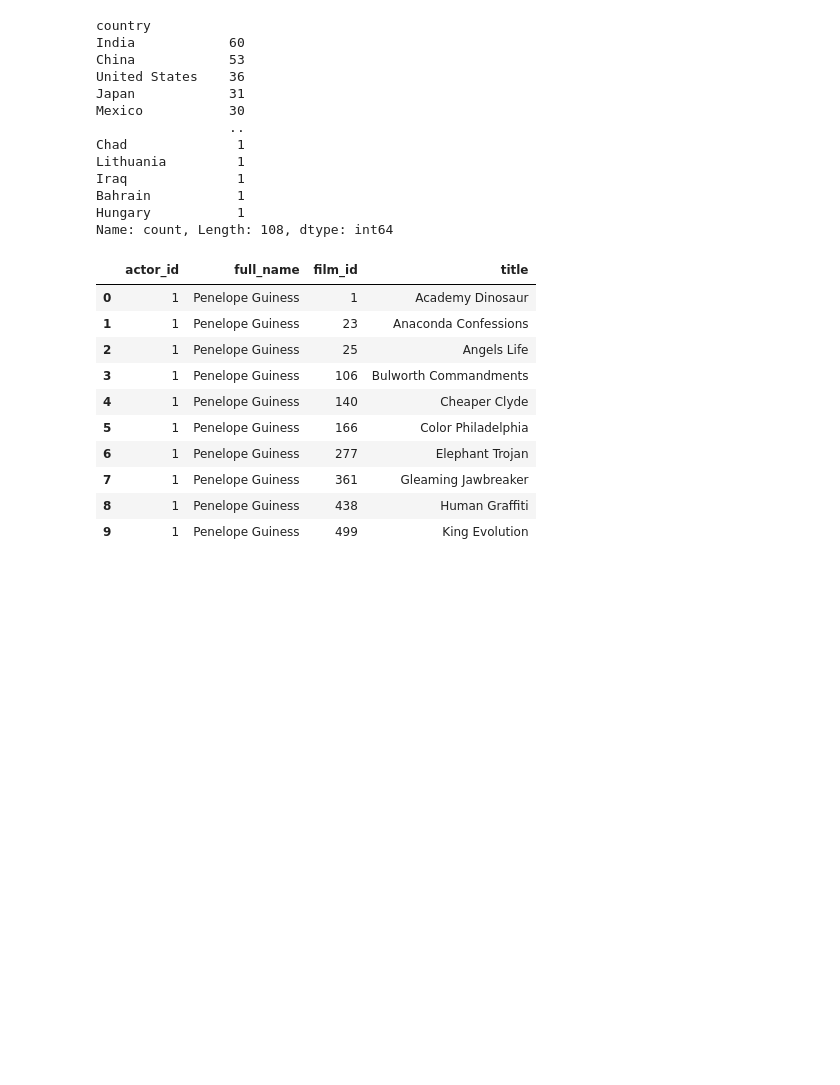
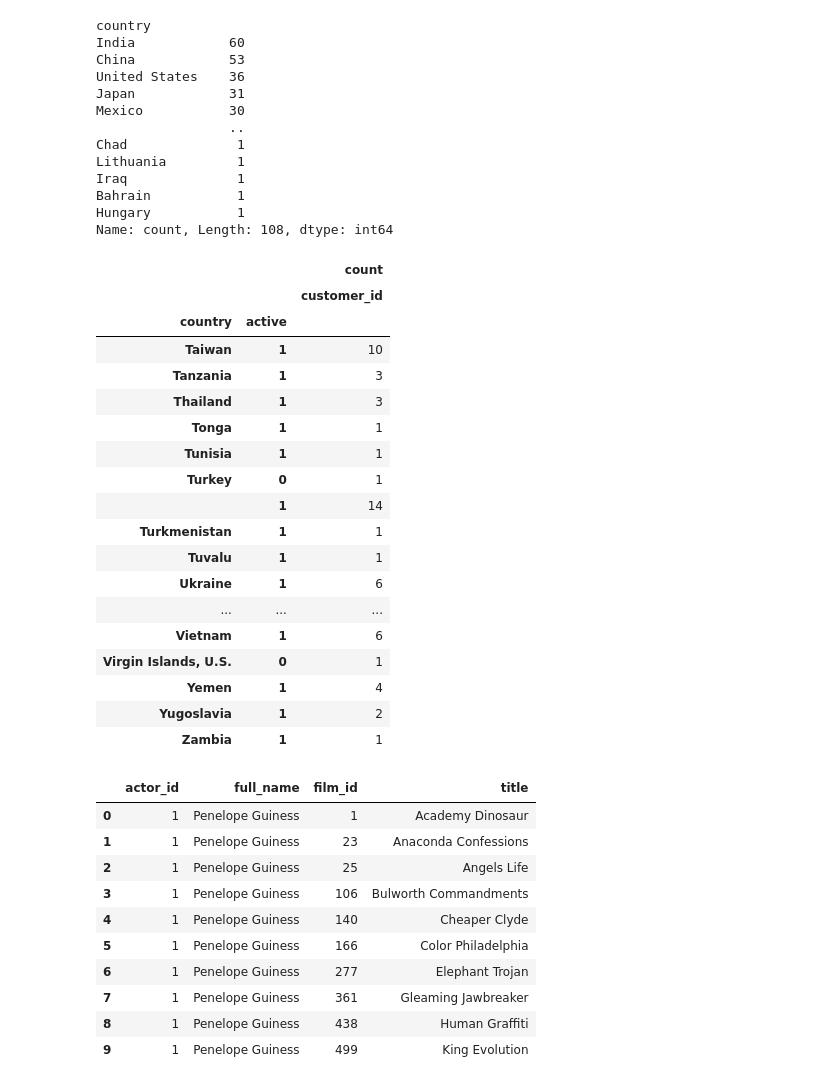
Before and after one commit to csillatepliczky/c371dataanalysis_final_project, a Jupyter notebook: dvdrental_exploratory_analysis.ipynb, the cells around one changed output. Drawn from its saved outputs; the diff is of its cells as text; code cells hidden in the pictures; blank space fills up the shorter version.

```diff
--- a/dvdrental_exploratory_analysis.ipynb
+++ b/dvdrental_exploratory_analysis.ipynb
@@ -456,6 +529,34 @@ Iraq              1
 Bahrain           1
 Hungary           1
 Name: count, Length: 108, dtype: int64
+# %%
+# Getting the distribution of active and inactive customers per country
+
+pivot4 = customers.pivot_table(index =['country', 'active'],
+                       values =['customer_id'],
+                       aggfunc = ['count'])
+
+pivot4.tail(20)
+# %% [output]
+|  |  | count |
+|  |  | customer_id |
+| country | active |  |
+| Taiwan | 1 | 10 |
+| Tanzania | 1 | 3 |
+| Thailand | 1 | 3 |
+| Tonga | 1 | 1 |
+| Tunisia | 1 | 1 |
+| Turkey | 0 | 1 |
+|  | 1 | 14 |
+| Turkmenistan | 1 | 1 |
+| Tuvalu | 1 | 1 |
+| Ukraine | 1 | 6 |
+| ... | ... | ... |
+| Vietnam | 1 | 6 |
+| Virgin Islands, U.S. | 0 | 1 |
+| Yemen | 1 | 4 |
+| Yugoslavia | 1 | 2 |
+| Zambia | 1 | 1 |
 # %%
 # Creating a dataframe about films and actors
 
```
Also changed, not shown: parts of 18 cells of this notebook, 1 other file.
